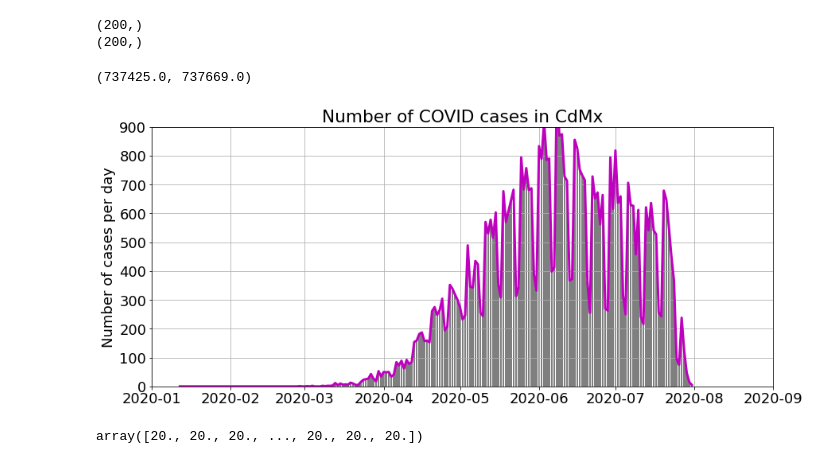
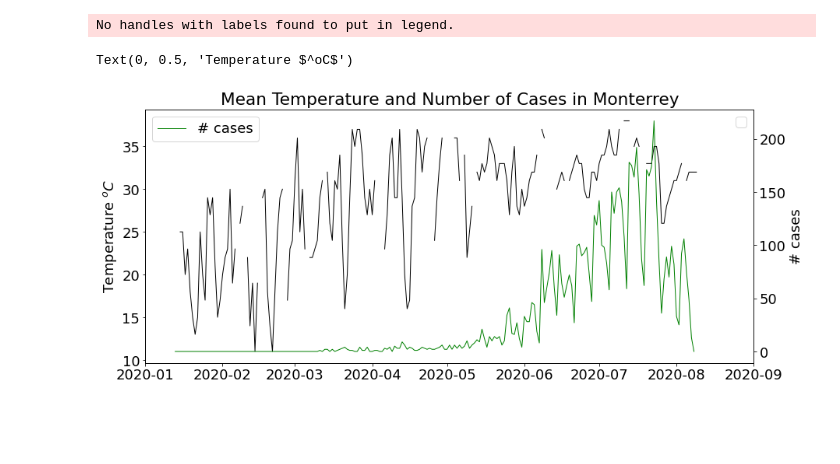
Before and after one commit to marthavelez861/challege2020, a Jupyter notebook: plot_pollutants.ipynb, the cells around one changed output. Saved outputs shown, nothing was run; the diff lists cells and outputs as text; code cells hidden in the pictures; blank space fills up the shorter version.

```diff
--- a/plot_pollutants.ipynb
+++ b/plot_pollutants.ipynb
@@ -28,2 +25,4 @@ time = np.ma.masked_invalid(time)
+# %%
+cases_ciudad = mat[1,:] # number of cases in city
 # %%
 # Loads time mm,dd,yyyy HH,mm
@@ -60,26 +37,42 @@ cases_st = cases[index, :]
-# %%
-print(cases_st[3:].shape)
-print(time_final[3:].shape)
-# %% [output]
-(200,)
-(200,)
+# %%
+# https://en.climate-data.org/north-america/mexico/lower-california/tijuana-1005196/#temperature-graph
+temp_mat = np.loadtxt('/content/group_A_AlmaJair/datos_covid/temp_diaria_2020_mty.csv', delimiter=',')
+# %%
+temp_mean = temp_mat[:,3] # graba la variable temp mean que esta en la columna 4
+temp_min = temp_mat[:,4] # graba la variable temp min que es columna 5
+temp_max = temp_mat[:,5] # graba la variable temp max que es columna 6 (python empieza en 0)
+# %%
+year = temp_mat[:,0] # columna 0 es el año
+month = temp_mat[:,1] # columna 1 es el mes
+day = temp_mat[:,2] # columna 2 es el dia
+time_final_temp = np.zeros(year.shape[0])
+for ii in range(year.shape[0]):
+    time_final_temp[ii] = date2num(datetime.datetime(np.int(year[ii]), np.int(month[ii]),
+                         np.int(day[ii]))) # Lo convierte a formato Python en un loop renglon por renglon
 # %%
 fig, ax = plt.subplots(1, 1, sharex=True, figsize=(14, 6))
-tit = 'Number of COVID cases in CdMx'
-units = 'Number of cases per day'
-ax.plot(num2date(time_final[1:]), cases_st[1:], lw=3, color='m')
-ax.bar(time_final[1:], cases_st[1:], color='k', alpha=0.5)
-ax.set_title(tit)
-ax.set_ylabel(units)
-ax.set_ylim(0, 900)
-ax.grid()
+tit = 'Mean Temperature and Number of Cases in Monterrey'
+ax1 = ax # eje de las y del lado izquiero se llama ax1
+# label es para poner nombre a la linea que graficamos
+# ax1.plot(num2date(time_final_temp), temp_mean, lw=1, color='m', label='temp')
+# ax1.plot(num2date(time_final_temp), temp_min, lw=1, color='r')
+ax1.plot(num2date(time_final_temp), temp_max, lw=1, color='k')
+ax1.legend(loc=1) # pone el titulo de cada linea
+ax2 = ax1.twinx() # eje de las y del lado derecho se llama ax2
+ax2.plot(num2date(time_final_ct[1:]), cases_ciudad[1:], lw=1, color='g', label='# cases')
+ax2.set_title(tit)
+ax2.set_ylabel('# cases')
+ax2.legend(loc=2) # pone el titulo de cada linea
+#ax.set_ylim(0, 280)
 fi1 = date2num(datetime.datetime.strptime('2020-01', '%Y-%m'))
 fi2 = date2num(datetime.datetime.strptime('2020-09', '%Y-%m'))
-ax.set_xlim(fi1, fi2)
-# plt.savefig('figuras/Figura_Estado_Baja_California.png', bbox_inches='tight')
+ax2.set_xlim(fi1, fi2)
+ax1.set_ylabel('Temperature $^oC$')
+# plt.savefig('Figura_Estado_Monterrey_temp.png', bbox_inches='tight')
 # %% [output]
-(737425.0, 737669.0)
+No handles with labels found to put in legend.
+Text(0, 0.5, 'Temperature $^oC$')
-[figure, old version]
+[figure, new version]
 # %%
 # Now plot the number of pollutants
 # %%
@@ -94,9 +87,5 @@ time = np.zeros(year.shape[0])
 for ii in range(year.shape[0]):
     time[ii] = date2num(datetime.datetime(np.int(year[ii] + 2000), np.int(month[ii]),
                          np.int(day[ii]), np.int(hour[ii])))
-# %%
-year
-# %% [output]
-array([20., 20., 20., ..., 20., 20., 20.])
 # %%
 # This depends on the file
```
Also changed, not shown: parts of 22 cells of this notebook.
